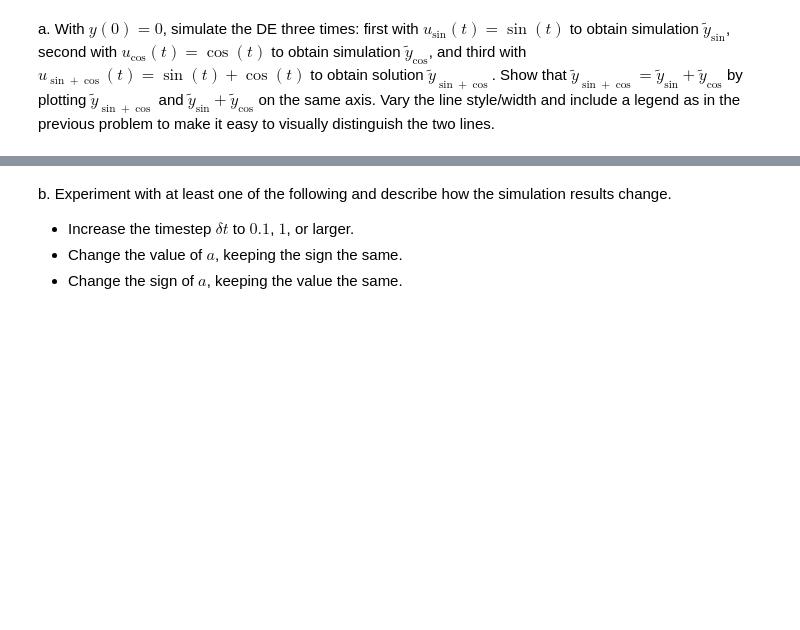
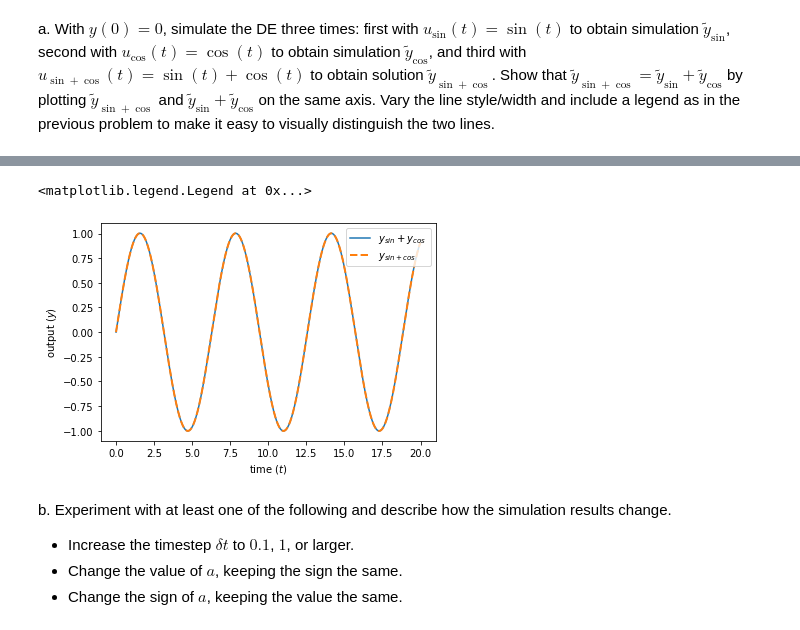
Before and after one commit to JGSuw/ee447_hw_solutions_public, a Jupyter notebook: 447_hw1_solution.ipynb, the cells around one changed output, grey strips where cells are left out. Drawn from its saved outputs; the diff is of its cells as text; code cells hidden in the pictures; blank space fills up the shorter version.

```diff
--- a/447_hw1_solution.ipynb
+++ b/447_hw1_solution.ipynb
@@ -346,3 +287,48 @@ plt.plot(T,ysin+ycos-0.1)
+# %%
+import numpy as np
+import pylab as plt # pylab == matplotlib.pyplot
+
+def simulate_y(y0, u, T, dt, a, b):
+  y = [y0] # output
+  for s in T[:-1]: # loop through times; exlude final time
+    y.append(y[-1] + dt * (-a*y[-1] + b*u(s))) # DE
+  return y
+
+# DE parameters
+a = 1.
+b = 1.
+
+# initial value, final time, timestep
+y0 = 1.
+t = 20.
+dt = 1e-2
+
+# time points -- multiples of dt from 0 to t
+T = np.arange(0,t,dt)
+
+#inputs
+u_sin = lambda s: np.sin(s)
+u_cos = lambda s: np.cos(s)
+u_sin_cos = lambda s: np.sin(s) + np.cos(s)
+
+y0 = 0.
+
+y_sin = simulate_y(y0, u_sin, T, dt, a, b)
+y_cos = simulate_y(y0, u_cos, T, dt, a, b)
+y_sin_cos = simulate_y(y0, u_sin_cos, T, dt, a, b)
+
+
+y_sin = np.array(y_sin)
+y_cos = np.array(y_cos)
+y_sin_cos = np.array(y_sin_cos)
+plt.plot(T,y_sin + y_cos,label=r'$y_{sin} + y_{cos}$')
+plt.plot(T,y_sin_cos,label=r'$y_{sin + cos}$',linestyle='--',linewidth=2)
+plt.xlabel(r'time ($t$)')
+plt.ylabel(r'output ($y$)')
+plt.legend()
+# %% [output]
+<matplotlib.legend.Legend at 0x...>
+[figure, added]
 # %% [markdown]
 b. Experiment with at least one of the following and describe how the simulation results change.
 * Increase the timestep $\delta t$ to $0.1$, $1$, or larger.
```
Also changed, not shown: parts of 6 cells of this notebook, 1 other file.
